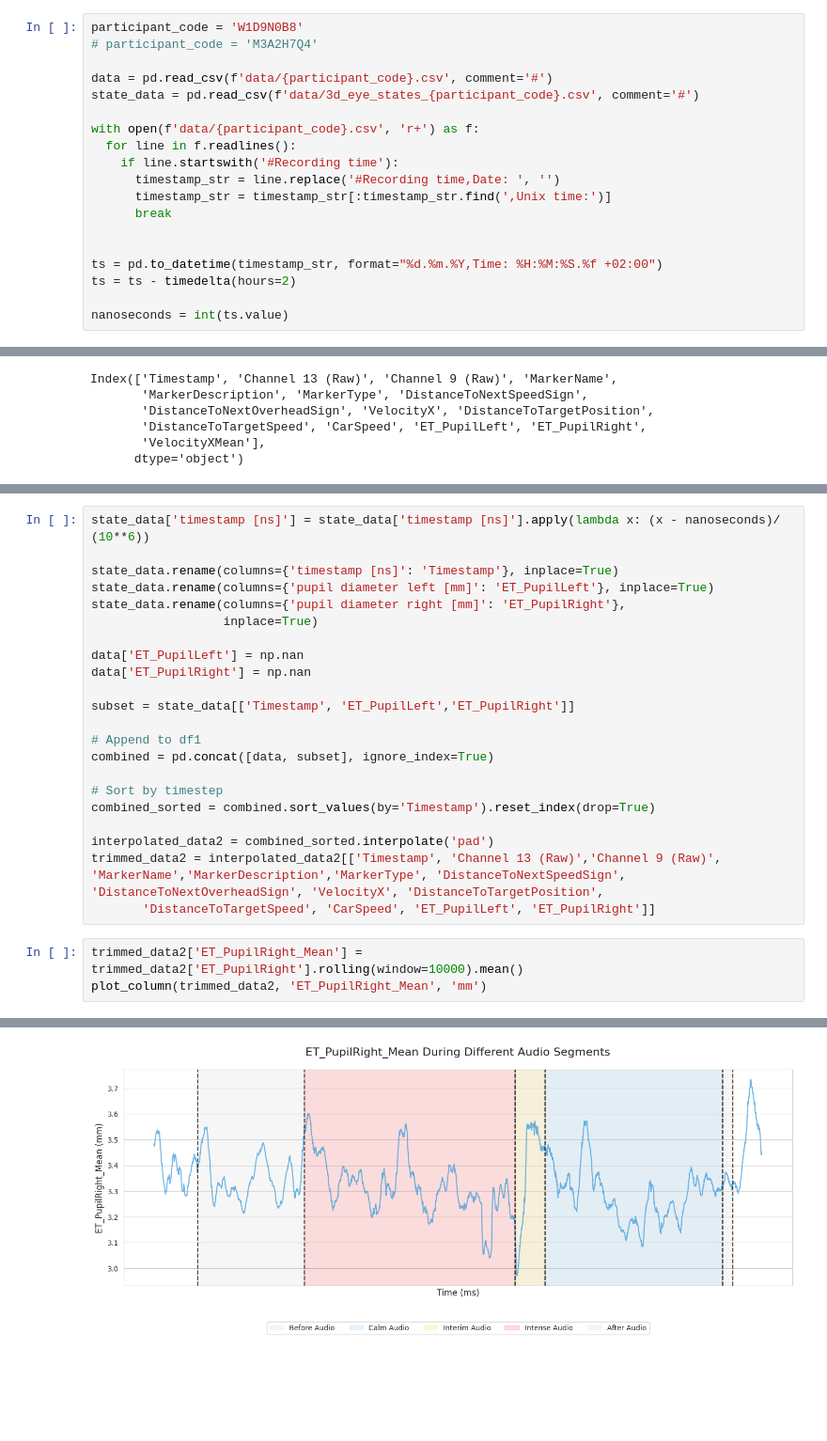
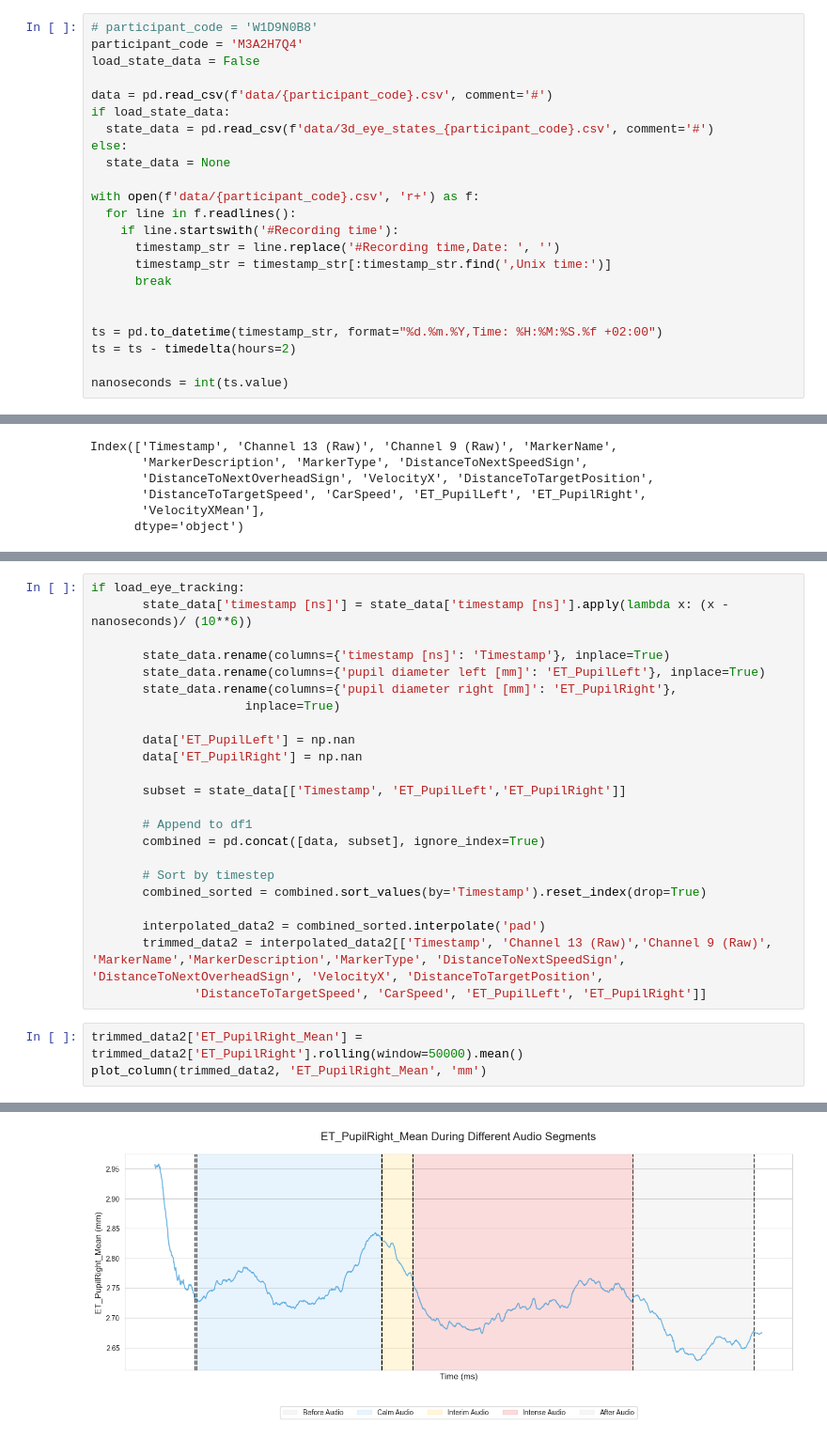
Before and after one commit to Anna-Palatkina-itu/driving_performance_project, a Jupyter notebook: analysis.ipynb, the cells around one changed output, grey strips where cells are left out. Shown at 94% size. Saved outputs shown, nothing was run; the diff lists cells and outputs as text; blank space fills up the shorter version.

```diff
--- a/analysis.ipynb
+++ b/analysis.ipynb
@@ -5,11 +5,15 @@ import numpy as np
 import matplotlib.pyplot as plt
 from datetime import timedelta
 # %%
-participant_code = 'W1D9N0B8'
-# participant_code = 'M3A2H7Q4'
+# participant_code = 'W1D9N0B8'
+participant_code = 'M3A2H7Q4'
+load_state_data = False
 
 data = pd.read_csv(f'data/{participant_code}.csv', comment='#')
-state_data = pd.read_csv(f'data/3d_eye_states_{participant_code}.csv', comment='#')
+if load_state_data:
+  state_data = pd.read_csv(f'data/3d_eye_states_{participant_code}.csv', comment='#')
+else:
+  state_data = None
 
 with open(f'data/{participant_code}.csv', 'r+') as f:
   for line in f.readlines():
@@ -197,27 +201,28 @@ See the caveats in the documentation: https://pandas.pydata.org/pandas-docs/stab
 # %%
-state_data['timestamp [ns]'] = state_data['timestamp [ns]'].apply(lambda x: (x - nanoseconds)/ (10**6))
+if load_eye_tracking:
+       state_data['timestamp [ns]'] = state_data['timestamp [ns]'].apply(lambda x: (x - nanoseconds)/ (10**6))
 
-state_data.rename(columns={'timestamp [ns]': 'Timestamp'}, inplace=True)
-state_data.rename(columns={'pupil diameter left [mm]': 'ET_PupilLeft'}, inplace=True)
-state_data.rename(columns={'pupil diameter right [mm]': 'ET_PupilRight'},
-                  inplace=True)
+       state_data.rename(columns={'timestamp [ns]': 'Timestamp'}, inplace=True)
+       state_data.rename(columns={'pupil diameter left [mm]': 'ET_PupilLeft'}, inplace=True)
+       state_data.rename(columns={'pupil diameter right [mm]': 'ET_PupilRight'},
+                     inplace=True)
 
-data['ET_PupilLeft'] = np.nan
-data['ET_PupilRight'] = np.nan
+       data['ET_PupilLeft'] = np.nan
+       data['ET_PupilRight'] = np.nan
 
-subset = state_data[['Timestamp', 'ET_PupilLeft','ET_PupilRight']]
+       subset = state_data[['Timestamp', 'ET_PupilLeft','ET_PupilRight']]
 
-# Append to df1
-combined = pd.concat([data, subset], ignore_index=True)
+       # Append to df1
+       combined = pd.concat([data, subset], ignore_index=True)
 
-# Sort by timestep
-combined_sorted = combined.sort_values(by='Timestamp').reset_index(drop=True)
+       # Sort by timestep
+       combined_sorted = combined.sort_values(by='Timestamp').reset_index(drop=True)
 
-interpolated_data2 = combined_sorted.interpolate('pad')
-trimmed_data2 = interpolated_data2[['Timestamp', 'Channel 13 (Raw)','Channel 9 (Raw)', 'MarkerName','MarkerDescription','MarkerType', 'DistanceToNextSpeedSign', 'DistanceToNextOverheadSign', 'VelocityX', 'DistanceToTargetPosition',
-       'DistanceToTargetSpeed', 'CarSpeed', 'ET_PupilLeft', 'ET_PupilRight']]
+       interpolated_data2 = combined_sorted.interpolate('pad')
+       trimmed_data2 = interpolated_data2[['Timestamp', 'Channel 13 (Raw)','Channel 9 (Raw)', 'MarkerName','MarkerDescription','MarkerType', 'DistanceToNextSpeedSign', 'DistanceToNextOverheadSign', 'VelocityX', 'DistanceToTargetPosition',
+              'DistanceToTargetSpeed', 'CarSpeed', 'ET_PupilLeft', 'ET_PupilRight']]
 # %%
-trimmed_data2['ET_PupilRight_Mean'] = trimmed_data2['ET_PupilRight'].rolling(window=10000).mean()
+trimmed_data2['ET_PupilRight_Mean'] = trimmed_data2['ET_PupilRight'].rolling(window=50000).mean()
 plot_column(trimmed_data2, 'ET_PupilRight_Mean', 'mm')
 # %% [output]
 A value is trying to be set on a copy of a slice from a DataFrame.
@@ -228 +233 @@ See the caveats in the documentation: https://pandas.pydata.org/pandas-docs/stab
-[figure, old version]
+[figure, new version]
```
Also changed, not shown: parts of 12 cells of this notebook, 1 other file.
